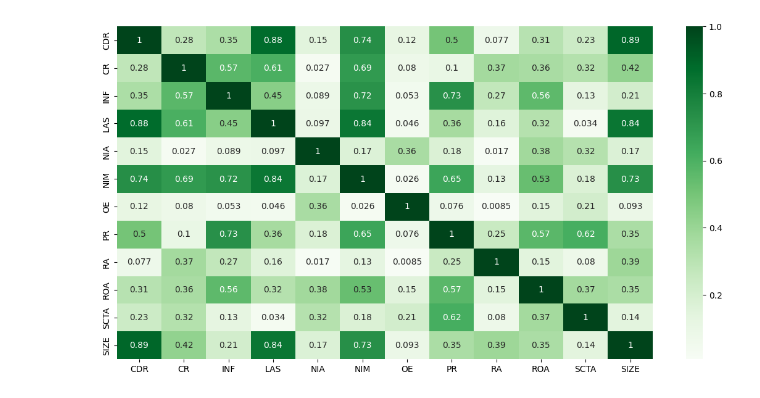
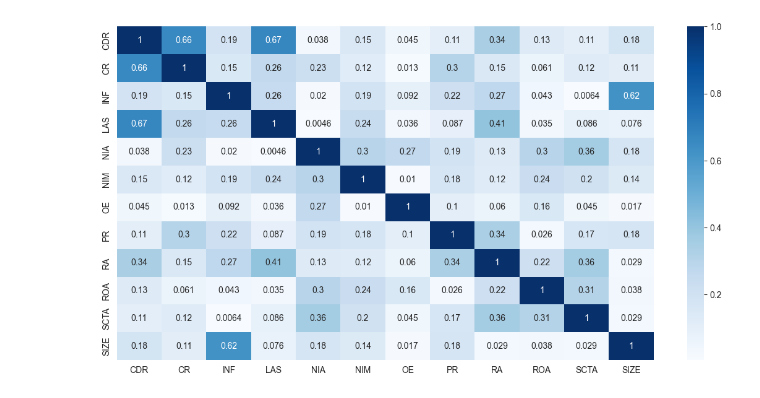
Before and after one commit to Lkupybida/BankingMargins, a Jupyter notebook: src/first_stage_tests/correlation_test.ipynb, the cells around one changed output. Cells and saved outputs as stored; diff of their text form; code cells hidden in the pictures.

```diff
--- a/src/first_stage_tests/correlation_test.ipynb
+++ b/src/first_stage_tests/correlation_test.ipynb
@@ -5,8 +5,8 @@ import seaborn as sns
 import matplotlib.pyplot as plt
 # %%
 t_df = pd.DataFrame()
-for fl in os.listdir("./../../data/7_c_variables"):
-    df = pd.read_csv(f"./../../data/7_c_variables/{fl}", index_col=0)
+for fl in os.listdir("./../../data/9_c_detrend/pct"):
+    df = pd.read_csv(f"./../../data/9_c_detrend/pct/{fl}", index_col=0)
     if fl not in ["INF.csv", "PR.csv"]:
         df = df.rename(columns={f"{df.columns[0]}":fl[:-4]})
         if t_df.empty:
@@ -18,7 +18,7 @@ for fl in os.listdir("./../../data/7_c_variables"):
 # %%
 corr_matrix = abs(t_df.corr())
 plt.figure(figsize=(14, 7))
-sns.heatmap(corr_matrix, annot=True, cmap="Greens")
+sns.heatmap(corr_matrix, annot=True, cmap="Blues")
 plt.show()
 # %% [output]
-[figure, old version]
+[figure, new version]
```
Also changed, not shown: 27 other files.
